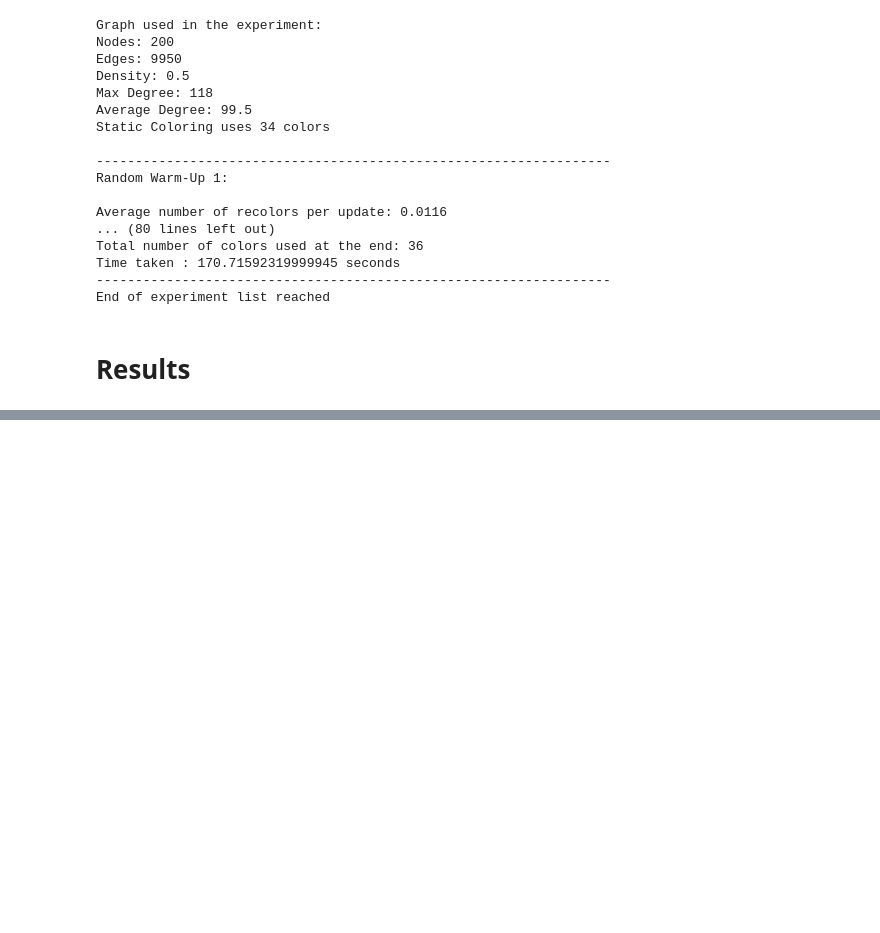
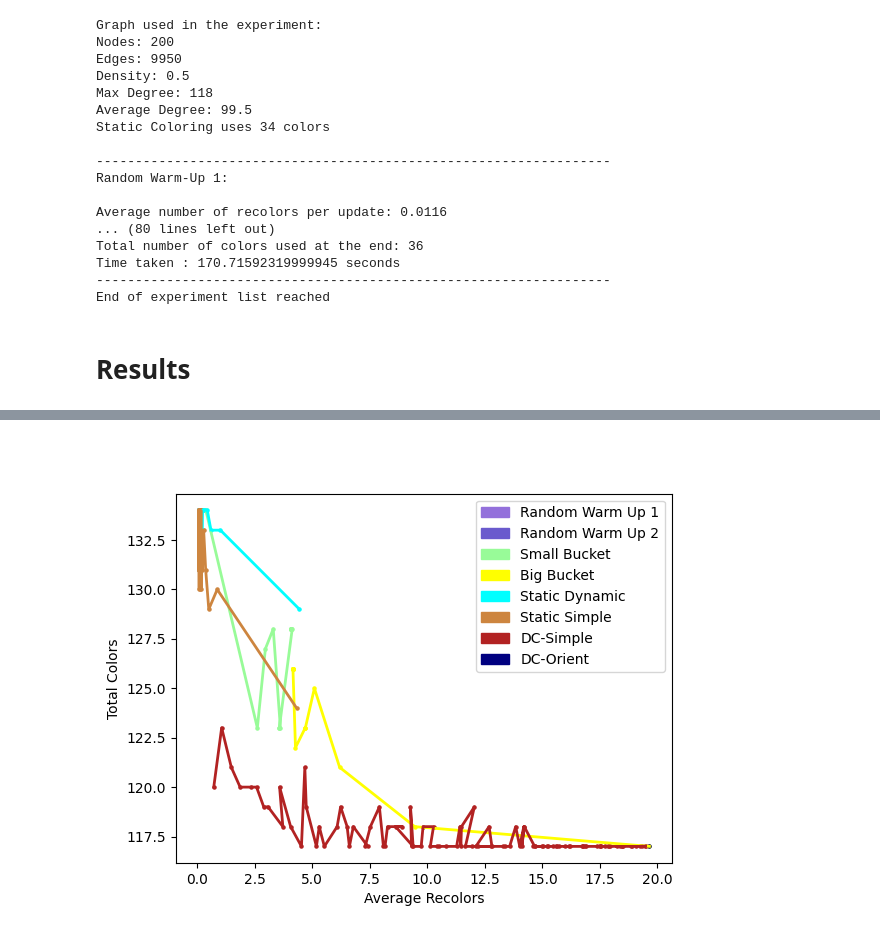
Before and after one commit to mtheunistue/DynamicGraphColoring, a Jupyter notebook: Experiment Sandbox.ipynb, the cells around one changed output, grey strips where cells are left out. Drawn from its saved outputs; the diff is of its cells as text; code cells hidden in the pictures; blank space fills up the shorter version.

```diff
--- a/Experiment Sandbox.ipynb
+++ b/Experiment Sandbox.ipynb
@@ -201,0 +222,35 @@ End of experiment list reached
+# %%
+from scipy.ndimage.filters import gaussian_filter1d
+plt.close()
+
+algoNames = ['Random Warm Up 1', 'Random Warm Up 2', 'Small Bucket', 'Big Bucket', 'Static Dynamic', 'Static Simple', 'DC-Simple', 'DC-Orient']
+colorDict = matplotlib.colors.CSS4_COLORS
+colors = [colorDict.get('mediumpurple'), colorDict.get('slateblue'), colorDict.get('palegreen'), colorDict.get('yellow'), colorDict.get('cyan'), colorDict.get('peru'), colorDict.get('firebrick'), colorDict.get('navy')]
+patches = []
+
+j = 0
+for list in coordinateList:
+    color = colors[j]
+    patch = matplotlib.patches.Patch(color=color, label=algoNames[j])
+    patches.append(patch)
+
+    xcoords = [i[0] for i in list]
+    ycoords = [i[1] for i in list]
+
+    # Smoothed line plot
+    ysmoothed = gaussian_filter1d(ycoords.copy(), sigma=2)
+    #plt.plot(xcoords, ysmoothed, c=color, linewidth=3)
+
+    # Original line plot
+    plt.plot(xcoords, ycoords, c=color, linewidth=2)
+
+    # Points plot
+    plt.scatter(xcoords, ycoords, c=color, s=5)
+
+    j += 1
+plt.xlabel("Average Recolors")
+plt.ylabel("Total Colors")
+plt.legend(handles=patches)
+plt.show()
+# %% [output]
+[figure, added]
```
Also changed, not shown: parts of 1 cell of this notebook, 2 other files.
